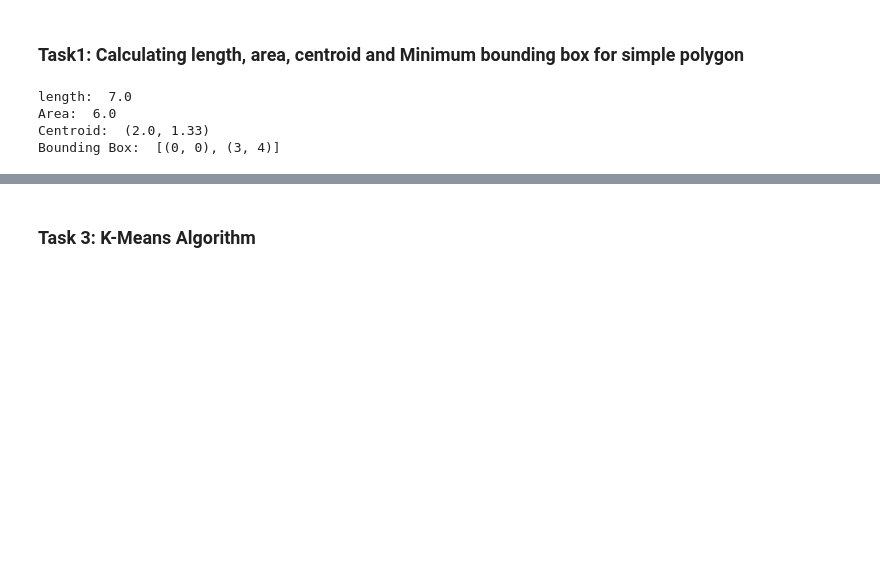
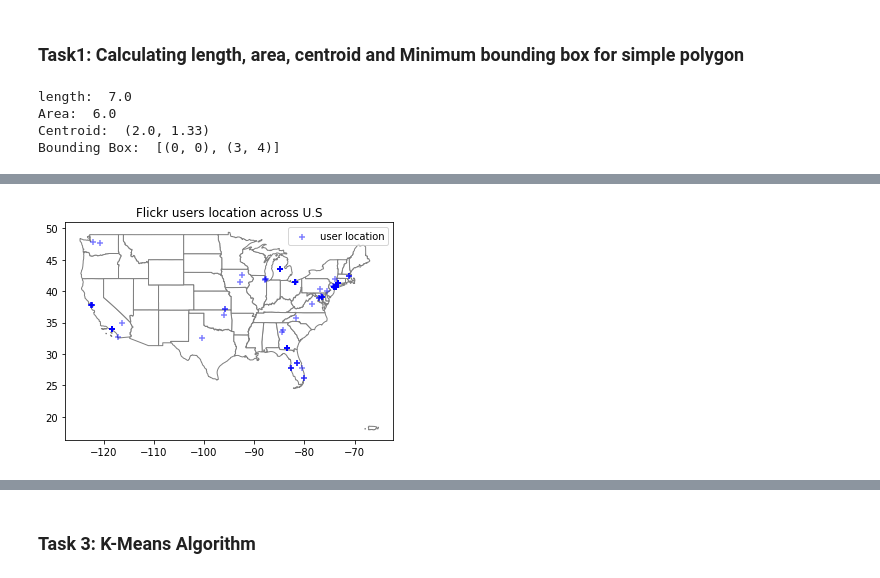
Before and after one commit to Sidrcs/Geospatial_BigData_Analytics, a Jupyter notebook: K-Means_Algorithm/K_Means.ipynb, the cells around one changed output, grey strips where cells are left out. Cells and saved outputs as stored; diff of their text form; code cells hidden in the pictures; blank space fills up the shorter version.

```diff
--- a/K-Means_Algorithm/K_Means.ipynb
+++ b/K-Means_Algorithm/K_Means.ipynb
@@ -70,0 +296,6 @@ Bounding Box:  [(0, 0), (3, 4)]
+# %%
+zipfile = 'cb_2018_us_state_20m.zip'
+us_gdf = gpd.read_file(zipfile)
+us_gdf = us_gdf.to_crs(epsg=4326)
+us_gdf = us_gdf[(us_gdf['NAME'] != 'Alaska') & (us_gdf['NAME'] != 'Hawaii')]
+us_gdf['country'] = 'US'
@@ -70,0 +322,2 @@ Bounding Box:  [(0, 0), (3, 4)]
+# %%
+us_country_gdf = us_gdf.dissolve(by = 'country')
@@ -70,0 +334,9 @@ Bounding Box:  [(0, 0), (3, 4)]
+# %%
+ax = us_gdf.plot(color='white', edgecolor='grey')
+flickr_us_gdf.plot(ax=ax, marker = '+', color='blue', label = 'user location', alpha = 0.5)
+
+plt.title('Flickr users location across U.S')
+plt.legend()
+plt.show()
+# %% [output]
+[figure, added]
```
Also changed, not shown: parts of 37 cells of this notebook, 2 other files.
